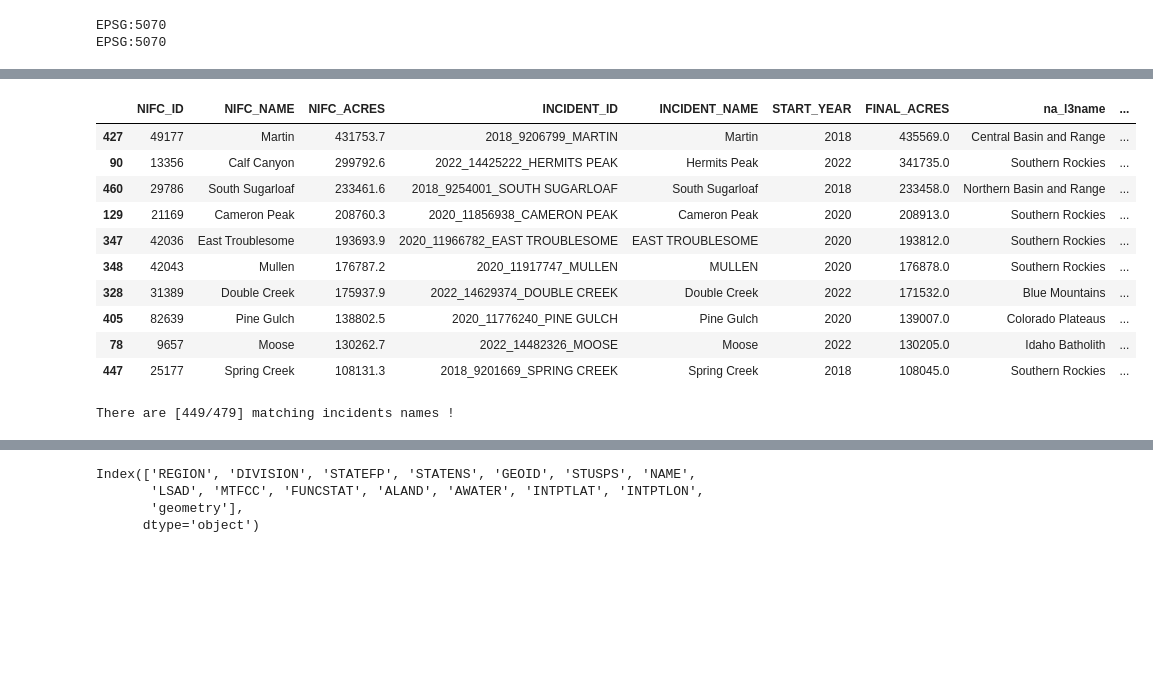
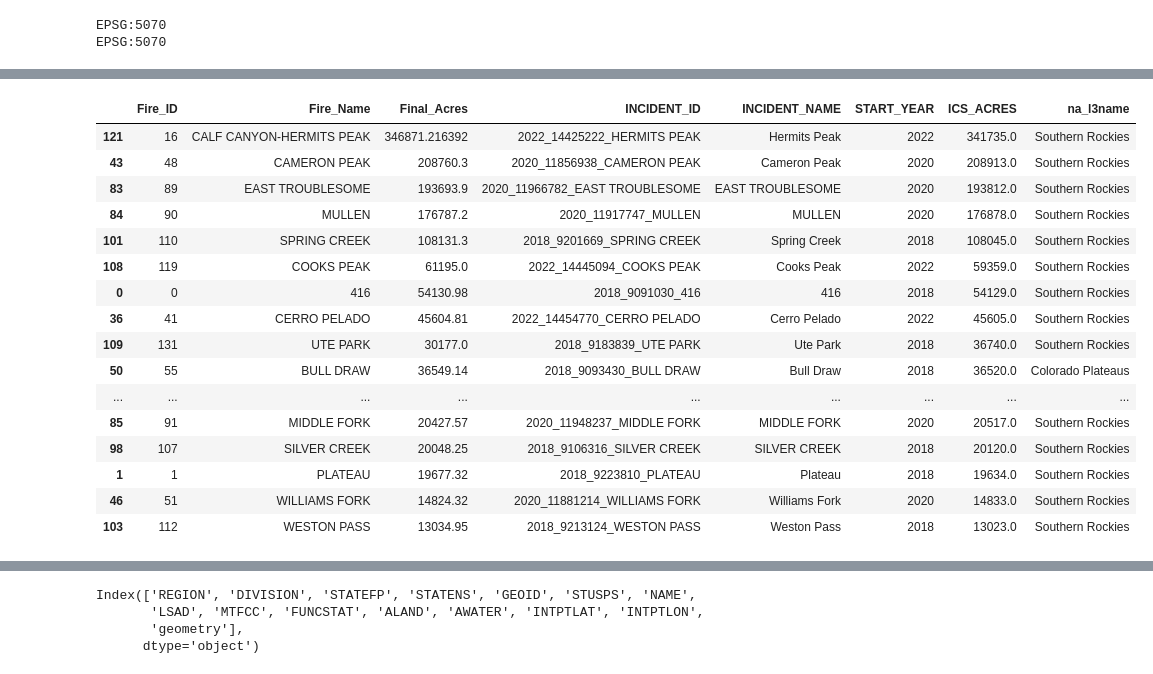
Before and after one commit to natshoff/aspen-fire-fork, a Jupyter notebook: Aim2/code/Python/01ics-geolocate.ipynb, the cells around one changed output, grey strips where cells are left out. Saved outputs shown, nothing was run; the diff lists cells and outputs as text; code cells hidden in the pictures; blank space fills up the shorter version.

```diff
--- a/Aim2/code/Python/01ics-geolocate.ipynb
+++ b/Aim2/code/Python/01ics-geolocate.ipynb
@@ -165,6 +157,5 @@ file exported to /Users/max/Library/CloudStorage/OneDrive-Personal/mcook/aspen-f
 # %%
-aspen_events_fp = os.path.join(projdir,'data/spatial/mod/NIFC/nifc-interagency_2018_to_2023-TreeMap_aspen.gpkg')
-aspen_events = gpd.read_file(aspen_events_fp)
-aspen_events['FIRE_YEAR'] = aspen_events['FIRE_YEAR'].astype(int)
-aspen_events.columns
+fp = os.path.join(projdir,'data/spatial/mod/srm_fire_census_2017_to_2023.gpkg')
+fires = gpd.read_file(fp)
+fires.columns
 # %% [output]
@@ -174,0 +171,4 @@ Index(['OBJECTID', 'na_l3name', 'MAP_METHOD', 'GEO_ID', 'IRWINID', 'FIRE_YEAR',
+# %%
+# filter out prescribed fires
+fires = fires[fires['Fire_Type'] != 'Prescribed Fire']
+print(f"{len(fires)} wildfires in the Southern Rockies (2017-2023).")
@@ -179,13 +181,14 @@ print(aspen_events.crs)
 EPSG:5070
 EPSG:5070
 # %%
+# filter the ics to fires >= 100 acres (matching our fires)
+ics_west = ics_west[ics_west['FINAL_ACRES'] >= 100]
+
 # Identify matching fired perimiters and ics-209 incident reports
 ics_nn, no_matches = find_nearest(
-    aspen_events,
-    incidents_west,
-    nn=10,
-    max_dist=10000,
-    max_size_diff=50
+    fires, ics_west,
+    nn=10, max_dist=1e4,
+    max_size_diff=60 # allow for a pretty large size difference
 )
 print(f'Found {len(ics_nn)} matches;')
 # %% [output]
@@ -214,34 +217,39 @@ Index(['Unnamed: 0', 'INCIDENT_ID', 'INCIDENT_NUMBER', 'INCIDENT_NAME',
 # %%
 # Create a geodataframe and tidy the columns.
 ics_nn_gdf = gpd.GeoDataFrame(ics_nn, geometry='geometry', crs=proj)
-ics_nn_gdf = ics_nn_gdf[['NIFC_ID','NIFC_NAME','NIFC_ACRES','INCIDENT_ID','INCIDENT_NAME','START_YEAR','FINAL_ACRES',
-                         'CAUSE','DISCOVERY_DATE','DISCOVERY_DOY','WF_CESSATION_DATE','WF_CESSATION_DOY',
-                         'STR_DESTROYED_TOTAL','STR_DAMAGED_TOTAL','STR_THREATENED_MAX',
-                         'EVACUATION_REPORTED','PEAK_EVACUATIONS','WF_PEAK_AERIAL','WF_PEAK_PERSONNEL',
-                         'na_l3name', 'geometry']]
+ics_nn_gdf = ics_nn_gdf[[
+    'Fire_ID','Fire_Name','Final_Acres','Source', 'Start_Date', 'Aspen_Pct',
+    'INCIDENT_ID','INCIDENT_NAME','START_YEAR','FINAL_ACRES','CAUSE',
+    'DISCOVERY_DATE','DISCOVERY_DOY','WF_CESSATION_DATE','WF_CESSATION_DOY',
+    'STR_DESTROYED_TOTAL','STR_DAMAGED_TOTAL','STR_THREATENED_MAX',
+    'EVACUATION_REPORTED','PEAK_EVACUATIONS','WF_PEAK_AERIAL','WF_PEAK_PERSONNEL',
+    'na_l3name', 'geometry'
+]].rename(columns={'FINAL_ACRES': 'ICS_ACRES'})
+
+# handle the date columns
 date_cols = ['DISCOVERY_DATE','WF_CESSATION_DATE']
 for col in date_cols:
     ics_nn_gdf[col] = pd.to_datetime(ics_nn_gdf[col], errors='coerce')
+
 # Sort by fire size just for exploration
-ics_nn_gdf.sort_values(by=['FINAL_ACRES'], ascending=False, inplace=True)
-ics_nn_gdf[['NIFC_ID','NIFC_NAME','NIFC_ACRES','INCIDENT_ID','INCIDENT_NAME','START_YEAR','FINAL_ACRES','na_l3name','geometry']].head(10) # the 10 largest fires
+ics_nn_gdf.sort_values(by=['ICS_ACRES'], ascending=False, inplace=True)
+ics_nn_gdf[['Fire_ID','Fire_Name','Final_Acres','INCIDENT_ID',
+            'INCIDENT_NAME','START_YEAR','ICS_ACRES','na_l3name']].head(20) # the 10 largest fires
 # %% [output]
-|  | NIFC_ID | NIFC_NAME | NIFC_ACRES | INCIDENT_ID | INCIDENT_NAME | START_YEAR | FINAL_ACRES | na_l3name | ... |
-| 427 | 49177 | Martin | 431753.7 | 2018_9206799_MARTIN | Martin | 2018 | 435569.0 | Central Basin and Range | ... |
-| 90 | 13356 | Calf Canyon | 299792.6 | 2022_14425222_HERMITS PEAK | Hermits Peak | 2022 | 341735.0 | Southern Rockies | ... |
-| 460 | 29786 | South Sugarloaf | 233461.6 | 2018_9254001_SOUTH SUGARLOAF | South Sugarloaf | 2018 | 233458.0 | Northern Basin and Range | ... |
-| 129 | 21169 | Cameron Peak | 208760.3 | 2020_11856938_CAMERON PEAK | Cameron Peak | 2020 | 208913.0 | Southern Rockies | ... |
-| 347 | 42036 | East Troublesome | 193693.9 | 2020_11966782_EAST TROUBLESOME | EAST TROUBLESOME | 2020 | 193812.0 | Southern Rockies | ... |
-| 348 | 42043 | Mullen | 176787.2 | 2020_11917747_MULLEN | MULLEN | 2020 | 176878.0 | Southern Rockies | ... |
-| 328 | 31389 | Double Creek | 175937.9 | 2022_14629374_DOUBLE CREEK | Double Creek | 2022 | 171532.0 | Blue Mountains | ... |
-| 405 | 82639 | Pine Gulch | 138802.5 | 2020_11776240_PINE GULCH | Pine Gulch | 2020 | 139007.0 | Colorado Plateaus | ... |
-| 78 | 9657 | Moose | 130262.7 | 2022_14482326_MOOSE | Moose | 2022 | 130205.0 | Idaho Batholith | ... |
-| 447 | 25177 | Spring Creek | 108131.3 | 2018_9201669_SPRING CREEK | Spring Creek | 2018 | 108045.0 | Southern Rockies | ... |
+|  | Fire_ID | Fire_Name | Final_Acres | INCIDENT_ID | INCIDENT_NAME | START_YEAR | ICS_ACRES | na_l3name |
+| 121 | 16 | CALF CANYON-HERMITS PEAK | 346871.216392 | 2022_14425222_HERMITS PEAK | Hermits Peak | 2022 | 341735.0 | Southern Rockies |
+| 43 | 48 | CAMERON PEAK | 208760.3 | 2020_11856938_CAMERON PEAK | Cameron Peak | 2020 | 208913.0 | Southern Rockies |
+| 83 | 89 | EAST TROUBLESOME | 193693.9 | 2020_11966782_EAST TROUBLESOME | EAST TROUBLESOME | 2020 | 193812.0 | Southern Rockies |
+| 84 | 90 | MULLEN | 176787.2 | 2020_11917747_MULLEN | MULLEN | 2020 | 176878.0 | Southern Rockies |
+| 101 | 110 | SPRING CREEK | 108131.3 | 2018_9201669_SPRING CREEK | Spring Creek | 2018 | 108045.0 | Southern Rockies |
+| 108 | 119 | COOKS PEAK | 61195.0 | 2022_14445094_COOKS PEAK | Cooks Peak | 2022 | 59359.0 | Southern Rockies |
+| 0 | 0 | 416 | 54130.98 | 2018_9091030_416 | 416 | 2018 | 54129.0 | Southern Rockies |
+| 36 | 41 | CERRO PELADO | 45604.81 | 2022_14454770_CERRO PELADO | Cerro Pelado | 2022 | 45605.0 | Southern Rockies |
+| 109 | 131 | UTE PARK | 30177.0 | 2018_9183839_UTE PARK | Ute Park | 2018 | 36740.0 | Southern Rockies |
+| 50 | 55 | BULL DRAW | 36549.14 | 2018_9093430_BULL DRAW | Bull Draw | 2018 | 36520.0 | Colorado Plateaus |
+| ... | ... | ... | ... | ... | ... | ... | ... | ... |
+| 85 | 91 | MIDDLE FORK | 20427.57 | 2020_11948237_MIDDLE FORK | MIDDLE FORK | 2020 | 20517.0 | Southern Rockies |
+| 98 | 107 | SILVER CREEK | 20048.25 | 2018_9106316_SILVER CREEK | SILVER CREEK | 2018 | 20120.0 | Southern Rockies |
+| 1 | 1 | PLATEAU | 19677.32 | 2018_9223810_PLATEAU | Plateau | 2018 | 19634.0 | Southern Rockies |
+| 46 | 51 | WILLIAMS FORK | 14824.32 | 2020_11881214_WILLIAMS FORK | Williams Fork | 2020 | 14833.0 | Southern Rockies |
+| 103 | 112 | WESTON PASS | 13034.95 | 2018_9213124_WESTON PASS | Weston Pass | 2018 | 13023.0 | Southern Rockies |
-# %%
-# Check for incident name matches
-ics_nn_gdf['NIFC_NAME'] = ics_nn_gdf['NIFC_NAME'].str.upper()
-ics_nn_gdf['INCIDENT_NAME'] = ics_nn_gdf['INCIDENT_NAME'].str.upper()
-ics_nn_gdf['FIRE_NAME_MATCH'] = ics_nn_gdf['NIFC_NAME'] == ics_nn_gdf['INCIDENT_NAME']
-print(f"There are [{ics_nn_gdf['FIRE_NAME_MATCH'].sum()}/{len(ics_nn_gdf)}] matching incidents names !")
-# %% [output]
-There are [449/479] matching incidents names !
```
Also changed, not shown: parts of 39 cells of this notebook, 12 other files.
